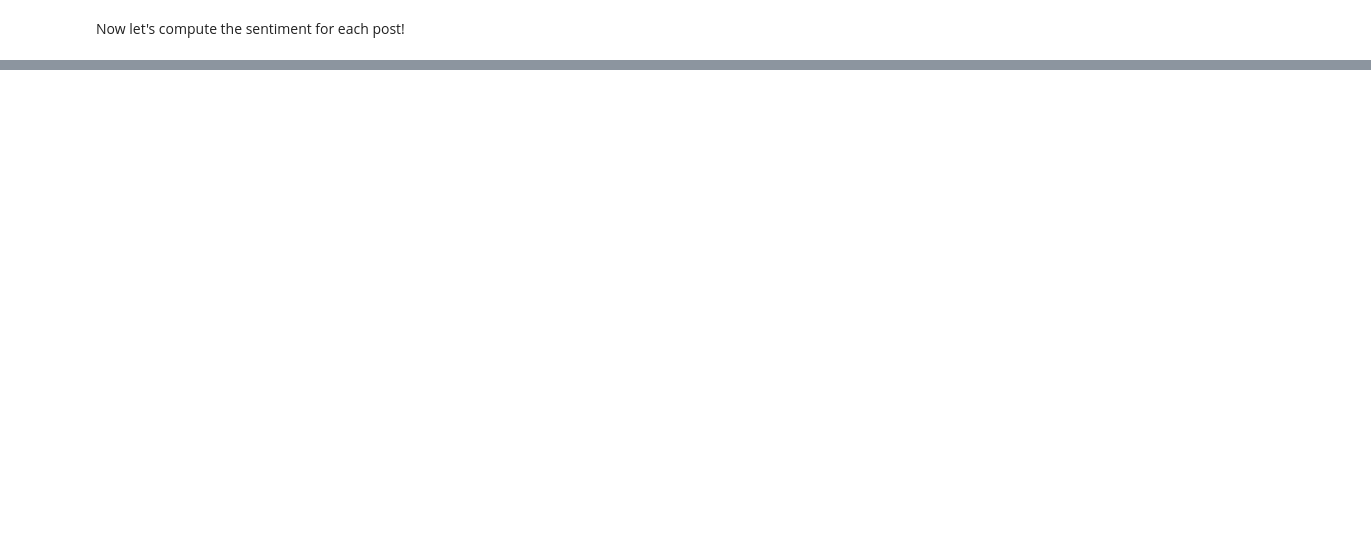
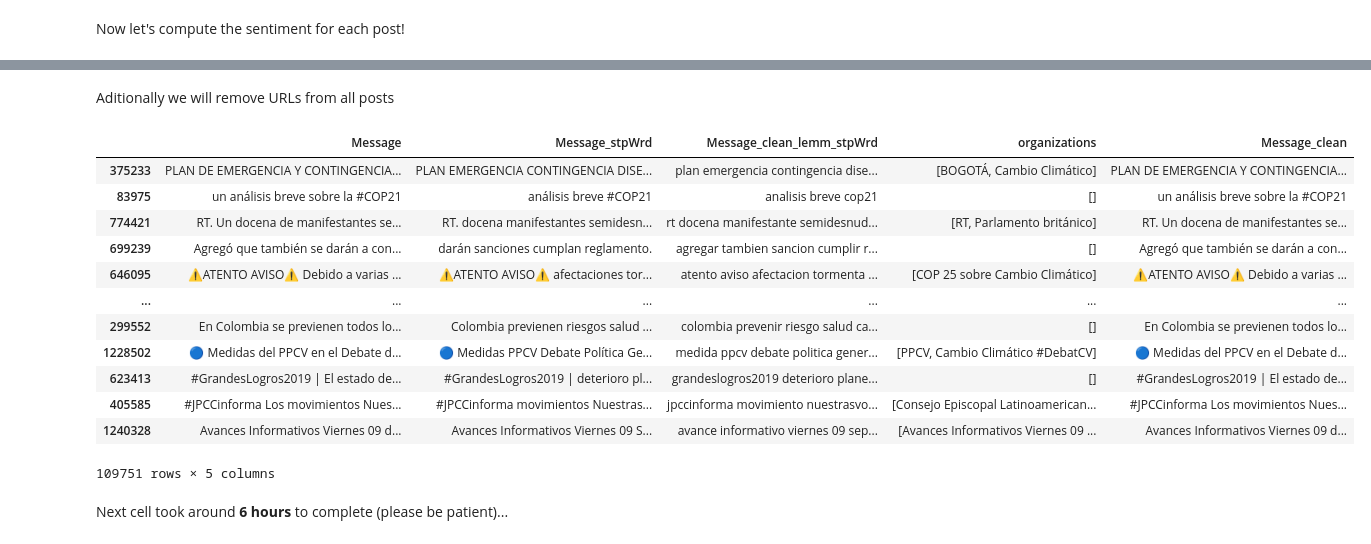
Before and after one commit to Eduardo-Moreno/nlp_nanook, a Jupyter notebook: src/notebooks/full_data_analysis/10-emo-bert-sentiment.ipynb, the cells around one changed output, grey strips where cells are left out. Cells and saved outputs as stored; diff of their text form; code cells hidden in the pictures; blank space fills up the shorter version.

```diff
--- a/src/notebooks/full_data_analysis/10-emo-bert-sentiment.ipynb
+++ b/src/notebooks/full_data_analysis/10-emo-bert-sentiment.ipynb
@@ -258,0 +321,5 @@ list_msgs = selected_data['Message'].to_list()[:10]
+# %%
+seed(42)
+sub_sample = selected_data.loc[sample(selected_data.index.to_list(), int(len(selected_data.index.to_list())*0.1))]
+# %% [markdown]
+Aditionally we will remove URLs from all posts
@@ -258,0 +336,16 @@ list_msgs = selected_data['Message'].to_list()[:10]
+# %%
+sub_sample
+# %% [output]
+|  | Message | Message_stpWrd | Message_clean_lemm_stpWrd | organizations | Message_clean |
+| 375233 | PLAN DE EMERGENCIA Y CONTINGENCIA... | PLAN EMERGENCIA CONTINGENCIA DISE... | plan emergencia contingencia dise... | [BOGOTÁ, Cambio Climático] | PLAN DE EMERGENCIA Y CONTINGENCIA... |
+| 83975 | un análisis breve sobre la #COP21 | análisis breve #COP21 | analisis breve cop21 | [] | un análisis breve sobre la #COP21 |
+| 774421 | RT. Un docena de manifestantes se... | RT. docena manifestantes semidesn... | rt docena manifestante semidesnud... | [RT, Parlamento británico] | RT. Un docena de manifestantes se... |
+| 699239 | Agregó que también se darán a con... | darán sanciones cumplan reglamento. | agregar tambien sancion cumplir r... | [] | Agregó que también se darán a con... |
+| 646095 | ⚠️ATENTO AVISO⚠️ Debido a varias ... | ⚠️ATENTO AVISO⚠️ afectaciones tor... | atento aviso afectacion tormenta ... | [COP 25 sobre Cambio Climático] | ⚠️ATENTO AVISO⚠️ Debido a varias ... |
+| ... | ... | ... | ... | ... | ... |
+| 299552 | En Colombia se previenen todos lo... | Colombia previenen riesgos salud ... | colombia prevenir riesgo salud ca... | [] | En Colombia se previenen todos lo... |
+| 1228502 | 🔵 Medidas del PPCV en el Debate d... | 🔵 Medidas PPCV Debate Política Ge... | medida ppcv debate politica gener... | [PPCV, Cambio Climático #DebatCV] | 🔵 Medidas del PPCV en el Debate d... |
+| 623413 | #GrandesLogros2019 | El estado de... | #GrandesLogros2019 | deterioro pl... | grandeslogros2019 deterioro plane... | [] | #GrandesLogros2019 | El estado de... |
+| 405585 | #JPCCinforma Los movimientos Nues... | #JPCCinforma movimientos Nuestras... | jpccinforma movimiento nuestrasvo... | [Consejo Episcopal Latinoamerican... | #JPCCinforma Los movimientos Nues... |
+| 1240328 | Avances Informativos Viernes 09 d... | Avances Informativos Viernes 09 S... | avance informativo viernes 09 sep... | [Avances Informativos Viernes 09 ... | Avances Informativos Viernes 09 d... |
+109751 rows × 5 columns
@@ -259 +354,3 @@ list_msgs = selected_data['Message'].to_list()[:10]
+# %% [markdown]
+Next cell took around **6 hours** to complete (please be patient)...
 # %%
```
Also changed, not shown: parts of 36 cells of this notebook.
